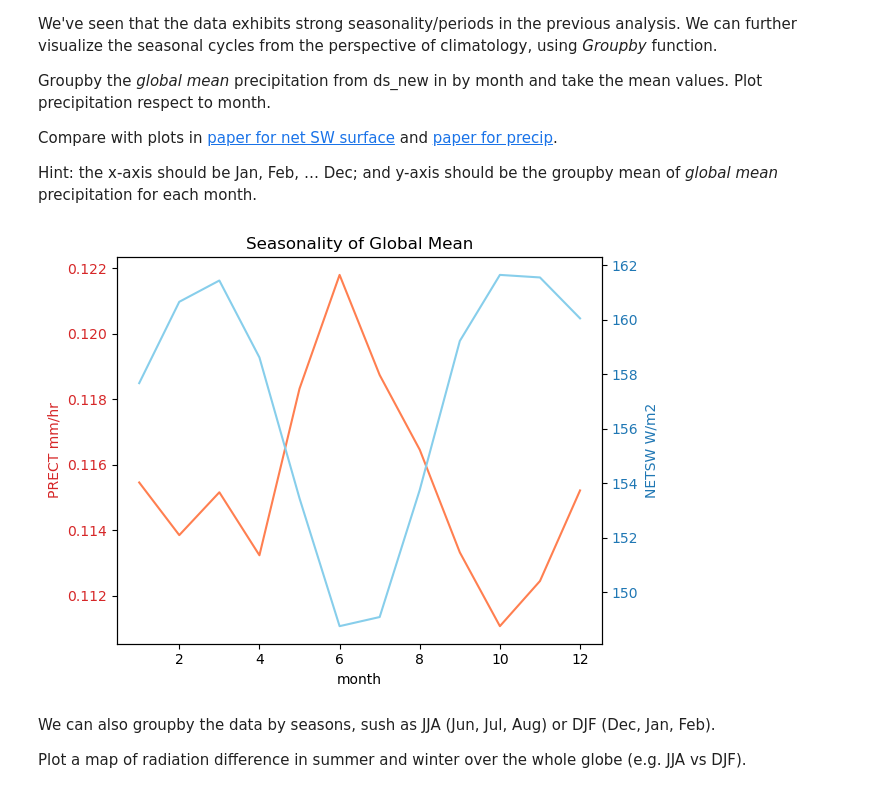
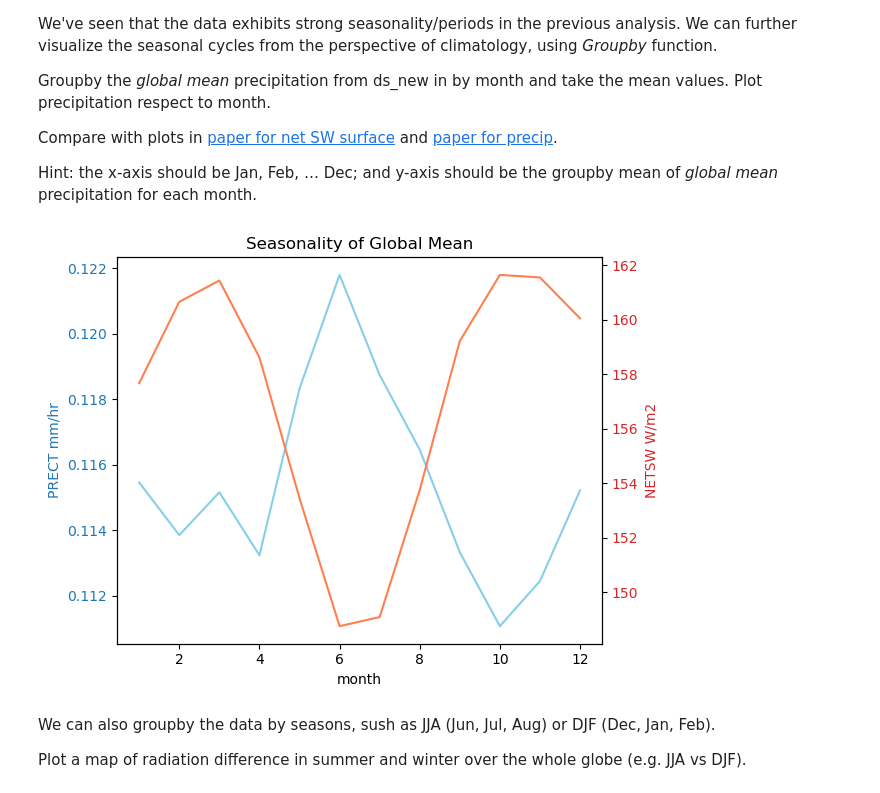
Before and after one commit to sungdukyu/LEAP_REU_Dataset_Notebook, a Jupyter notebook: REU_demoE3SM_tutorial.ipynb, the cells around one changed output. Cells and saved outputs as stored; diff of their text form; code cells hidden in the pictures.

```diff
--- a/REU_demoE3SM_tutorial.ipynb
+++ b/REU_demoE3SM_tutorial.ipynb
@@ -664,27 +664,27 @@ Hint: the x-axis should be Jan, Feb, … Dec; and y-axis should be the groupby m
 # %%
 ##### to be implemented...
 
 fig, ax1 = plt.subplots()
 
-color = 'tab:red'
+color = 'tab:blue'
 # ds_new.cam_out_PRECT.groupby('time.month').mean().weighted(weights).mean(dim=('lat','lon')).plot(ax = ax1, c = 'coral')
-ds_weighted.cam_out_PRECT.groupby('time.month').mean().plot(ax = ax1, c = 'coral')
+ds_weighted.cam_out_PRECT.groupby('time.month').mean().plot(ax = ax1, c = 'skyblue')
 ax1.set_xlabel('month')
 ax1.set_ylabel('PRECT mm/hr', color=color)
 ax1.tick_params(axis='y', labelcolor=color)
 
 ax2 = ax1.twinx()  # instantiate a second axes that shares the same x-axis
-color = 'tab:blue'
+color = 'tab:red'
 # ds_new.cam_out_NETSW.groupby('time.month').mean().weighted(weights).mean(dim=('lat','lon')).plot(ax = ax2, c = 'skyblue')
-ds_weighted.cam_out_NETSW.groupby('time.month').mean().plot(ax = ax2, c = 'skyblue')
+ds_weighted.cam_out_NETSW.groupby('time.month').mean().plot(ax = ax2, c = 'coral')
 ax2.set_ylabel('NETSW W/m2', color=color)
 ax2.tick_params(axis='y', labelcolor=color)
 
 ax1.set_title('Seasonality of Global Mean')
 fig.tight_layout()  # otherwise the right y-label is slightly clipped
 plt.show()
 # %% [output]
-[figure, old version]
+[figure, new version]
 # %% [markdown]
 We can also groupby the data by seasons, sush as JJA (Jun, Jul, Aug) or DJF (Dec, Jan, Feb).
 
```
Also changed, not shown: parts of 4 cells of this notebook.
